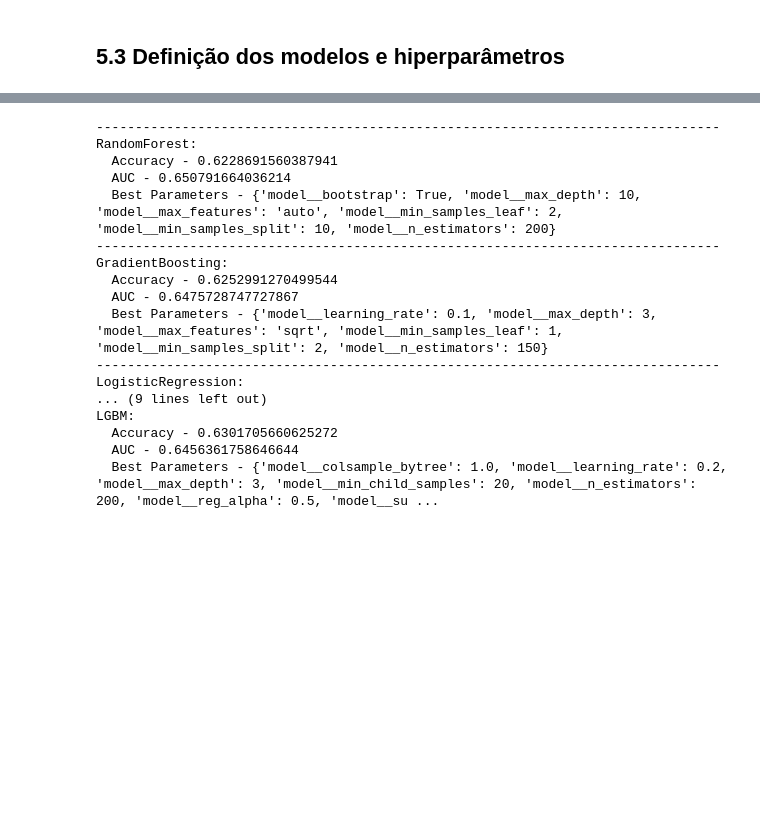
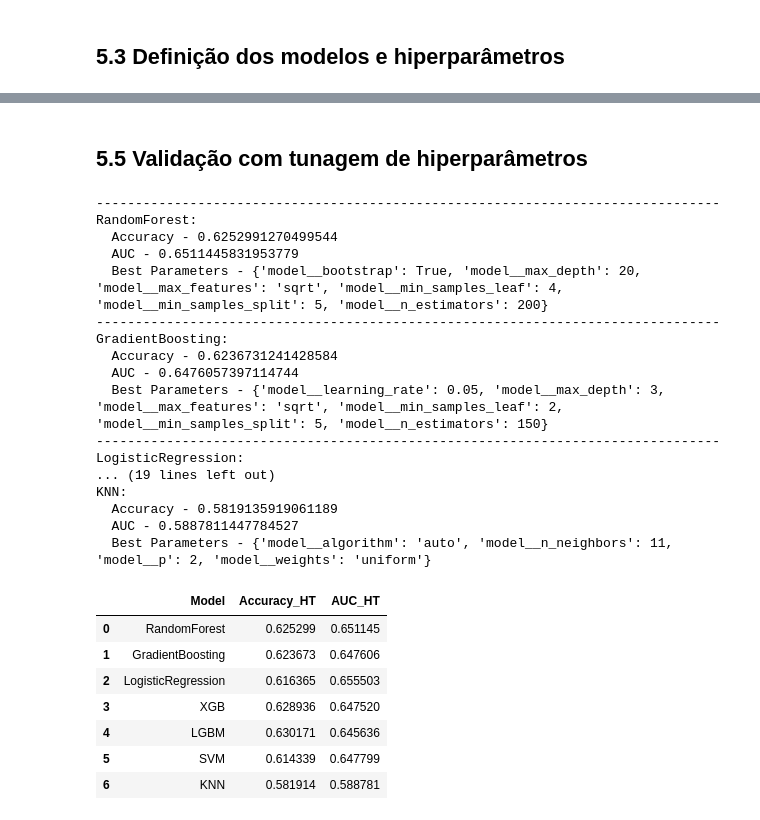
Before and after one commit to matheusnice/tcc-mba-cd-2023, a Jupyter notebook: notebooks/02-tcc-eda.ipynb, the cells around one changed output, grey strips where cells are left out. Saved outputs shown, nothing was run; the diff lists cells and outputs as text; code cells hidden in the pictures; blank space fills up the shorter version.

```diff
--- a/notebooks/02-tcc-eda.ipynb
+++ b/notebooks/02-tcc-eda.ipynb
@@ -168,44 +230,61 @@ models = [
+# %% [markdown]
+## 5.5 Validação com tunagem de hiperparâmetros
 # %%
 results = {}
+results_with_tunning = {}
 best_params_dict = {}
 for model_name, model, params in models:
     pipeline = Pipeline([
         ('preprocessor', preprocessor),
         ('model', model)
     ])
 
     # Configurando GridSearchCV para buscar os melhores hiperparâmetros
     grid_search = GridSearchCV(pipeline, param_grid=params, cv=5, scoring=['accuracy', 'roc_auc'], refit='accuracy', n_jobs=-1)
     grid_search.fit(X_train_resampled, y_train_resampled)
 
     # Avaliando o desempenho do modelo com os melhores hiperparâmetros usando validação cruzada
     scores = grid_search.cv_results_['mean_test_accuracy']
     auc_scores = grid_search.cv_results_['mean_test_roc_auc']
 
     results[model_name] = scores[grid_search.best_index_]
     best_params_dict[model_name] = grid_search.best_params_
 
+    results_with_tunning[model_name] = [results[model_name], auc_scores.mean()]
+
     # Imprimindo resultados
     print("-" * 80)
     print(f"{model_name}:")
     print(f"  Accuracy - {results[model_name]}")
     print(f"  AUC - {auc_scores.mean()}")
     print(f"  Best Parameters - {best_params_dict[model_name]}")
+
+results_with_tunning = pd.DataFrame(results_with_tunning, index=["Accuracy_HT", "AUC_HT"]).T.reset_index().rename(columns={"index": "Model"})
+
+results_with_tunning
 # %% [output]
 --------------------------------------------------------------------------------
 RandomForest:
-  Accuracy - 0.6228691560387941
-  AUC - 0.650791664036214
-  Best Parameters - {'model__bootstrap': True, 'model__max_depth': 10, 'model__max_features': 'auto', 'model__min_samples_leaf': 2, 'model__min_samples_split': 10, 'model__n_estimators': 200}
+  Accuracy - 0.6252991270499544
+  AUC - 0.6511445831953779
+  Best Parameters - {'model__bootstrap': True, 'model__max_depth': 20, 'model__max_features': 'sqrt', 'model__min_samples_leaf': 4, 'model__min_samples_split': 5, 'model__n_estimators': 200}
 --------------------------------------------------------------------------------
 GradientBoosting:
-  Accuracy - 0.6252991270499544
-  AUC - 0.6475728747727867
-  Best Parameters - {'model__learning_rate': 0.1, 'model__max_depth': 3, 'model__max_features': 'sqrt', 'model__min_samples_leaf': 1, 'model__min_samples_split': 2, 'model__n_estimators': 150}
+  Accuracy - 0.6236731241428584
+  AUC - 0.6476057397114744
+  Best Parameters - {'model__learning_rate': 0.05, 'model__max_depth': 3, 'model__max_features': 'sqrt', 'model__min_samples_leaf': 2, 'model__min_samples_split': 5, 'model__n_estimators': 150}
 --------------------------------------------------------------------------------
 LogisticRegression:
-... (9 lines left out)
-LGBM:
-  Accuracy - 0.6301705660625272
-  AUC - 0.6456361758646644
-  Best Parameters - {'model__colsample_bytree': 1.0, 'model__learning_rate': 0.2, 'model__max_depth': 3, 'model__min_child_samples': 20, 'model__n_estimators': 200, 'model__reg_alpha': 0.5, 'model__su ...
+... (19 lines left out)
+KNN:
+  Accuracy - 0.5819135919061189
+  AUC - 0.5887811447784527
+  Best Parameters - {'model__algorithm': 'auto', 'model__n_neighbors': 11, 'model__p': 2, 'model__weights': 'uniform'}
+|  | Model | Accuracy_HT | AUC_HT |
+| 0 | RandomForest | 0.625299 | 0.651145 |
+| 1 | GradientBoosting | 0.623673 | 0.647606 |
+| 2 | LogisticRegression | 0.616365 | 0.655503 |
+| 3 | XGB | 0.628936 | 0.647520 |
+| 4 | LGBM | 0.630171 | 0.645636 |
+| 5 | SVM | 0.614339 | 0.647799 |
+| 6 | KNN | 0.581914 | 0.588781 |
```
Also changed, not shown: parts of 7 cells of this notebook, 1 other file.
